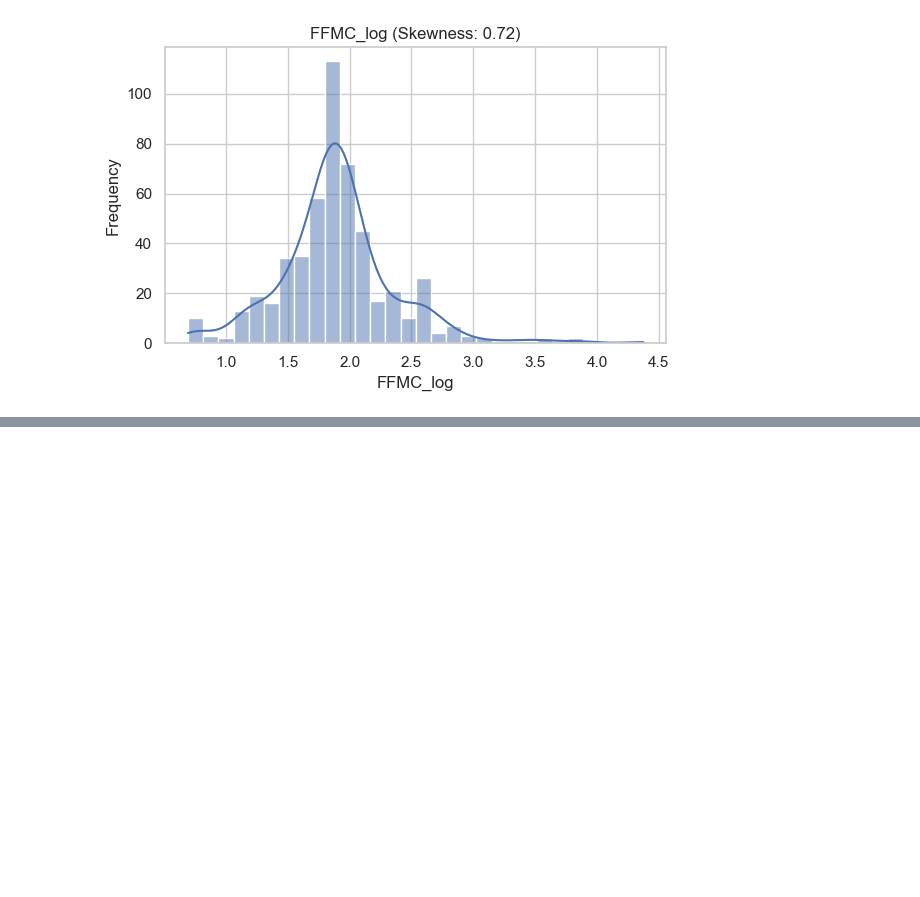
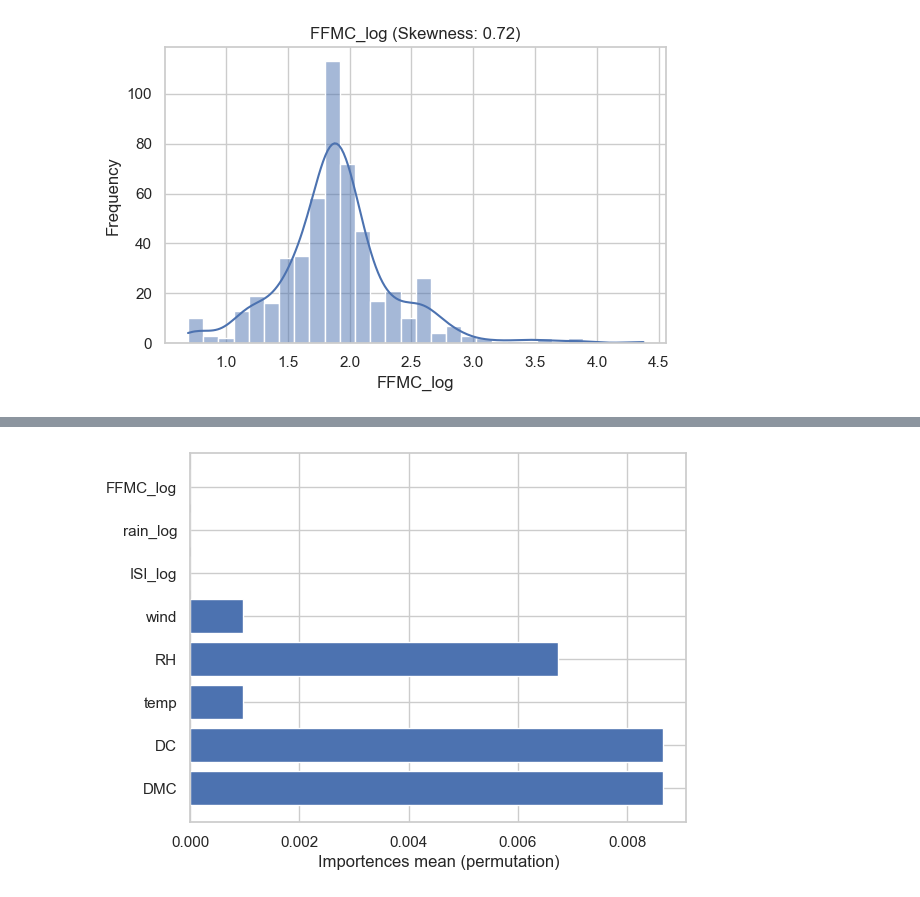
Before and after one commit to JujuGnirt/ML-firesforest, a Jupyter notebook: notebooks/Cleaned.ipynb, the cells around one changed output, grey strips where cells are left out. Cells and saved outputs as stored; diff of their text form; code cells hidden in the pictures; blank space fills up the shorter version.

```diff
--- a/notebooks/Untitled.ipynb
+++ b/notebooks/Cleaned.ipynb
@@ -33,0 +46,16 @@ dtype: float64
+# %%
+Q3 = fire['rain'].quantile(0.75)
+Q1 = fire['rain'].quantile(0.25)
+
+IQR = Q3 - Q1
+
+lower_wisker = Q1 - 1.5*IQR
+upper_wisker = Q3 + 1.5*IQR
+
+list(fire.columns).index('rain')
+lower_outliers_indexes = fire[ fire['rain'] <  lower_wisker].index
+upper_outliers_indexes = fire[ fire['rain'] >  upper_wisker].index
+# Replace the value of the upper_outliers with the value of the upper wisker
+# Replace the value of the lower_outliers with the value of the lower wisker
+fire.iloc[lower_outliers_indexes,list(fire.columns).index('rain')] = lower_wisker
+fire.iloc[upper_outliers_indexes,list(fire.columns).index('rain')] = upper_wisker
@@ -64,3 +112,6 @@ dtype: float64
+# %%
+#remove outliers in rain
+fire_clean = fire_unskew
 # %%
 import seaborn as sns
 numerical_cols = fire.select_dtypes(include=['int64', 'float64']).columns
@@ -119,6 +166,6 @@ for col in numerical_cols:
 [figure]
 [figure]
 # %%
-test = fire
+test = fire_clean
 features = test.drop(columns=["fire"])
 target = test["fire"]
@@ -209,0 +368,13 @@ The Precision is  65.52%
+# %%
+from sklearn.inspection import permutation_importance
+
+result = permutation_importance(knn, X_test, y_test, n_repeats=10, random_state=42)
+importances = result.importances_mean
+
+# Affichage
+import matplotlib.pyplot as plt
+plt.barh(X_test.columns, importances)
+plt.xlabel("Importences mean (permutation)")
+plt.show()
+# %% [output]
+[figure, added]
```
Also changed, not shown: parts of 26 cells of this notebook, 7 other files.
